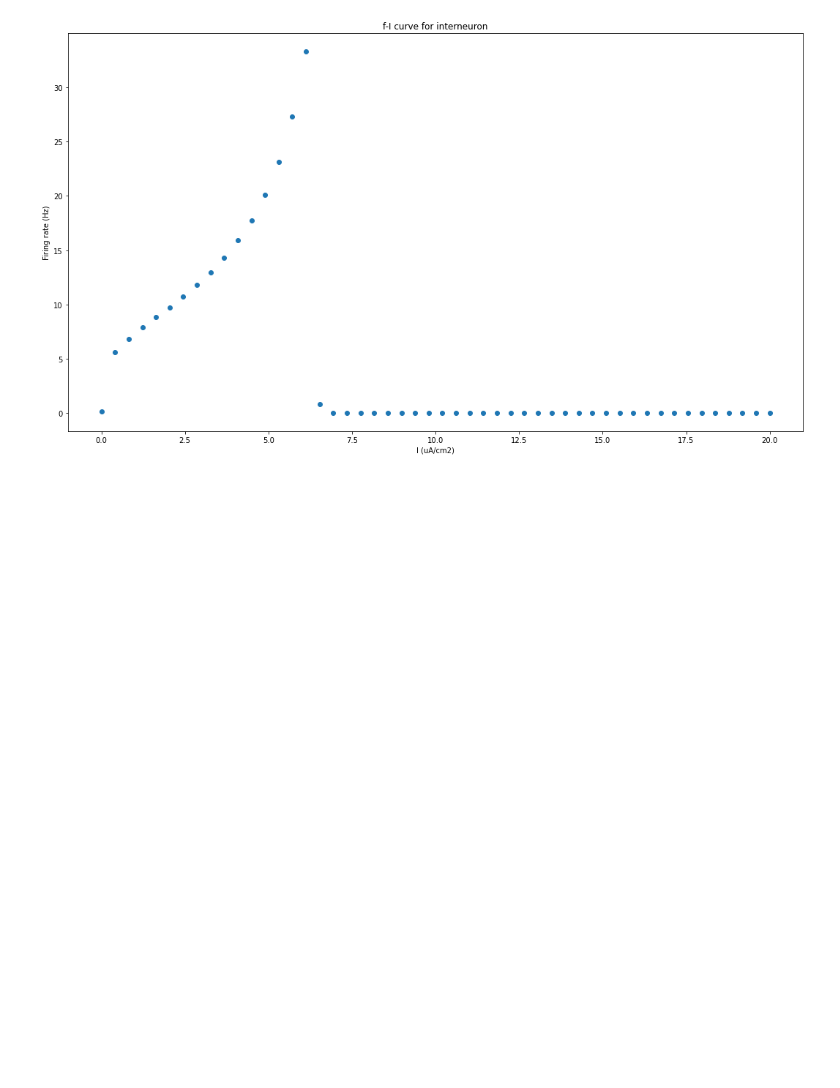
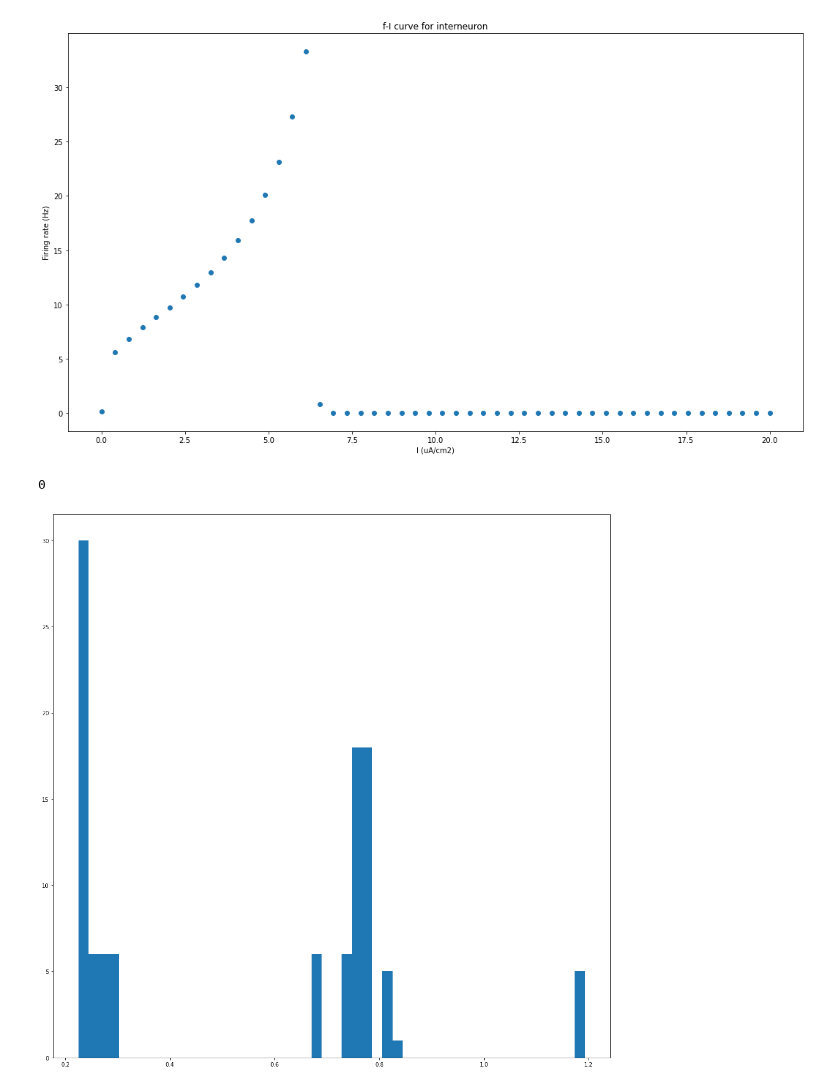
Before and after one commit to tiny-infinity/GridCellsCopy, a Jupyter notebook: analysis/notebooks/theta_analysis/single_interneuron.ipynb, the cells around one changed output. Drawn from its saved outputs; the diff is of its cells as text; code cells hidden in the pictures; blank space fills up the shorter version.

```diff
--- a/analysis/notebooks/theta_analysis/single_interneuron.ipynb
+++ b/analysis/notebooks/theta_analysis/single_interneuron.ipynb
@@ -202,3 +202,26 @@ shape  (200000,)
 200000
 50
 [figure]
+# %%
+from matplotlib.ticker import ScalarFormatter
+def isi_distribution(spike_train,sim_dur):
+    isi_list = []
+    neg=0
+    for i in range(len(spike_train)-1):
+        temp = (spike_train[i+1]-spike_train[i])/1000
+        if temp<0:
+            neg+=1
+
+
+        isi_list.append(temp)
+    print(neg)
+    isi_array = np.array(isi_list)
+    plt.figure(figsize=(18,18))
+    plt.hist(isi_array,bins=50)
+
+    plt.show()
+
+isi_distribution(spike_times,sim_dur=200000)
+# %% [output]
+0
+[figure, added]
```
Also changed, not shown: parts of 1 cell of this notebook, 3 other files.
